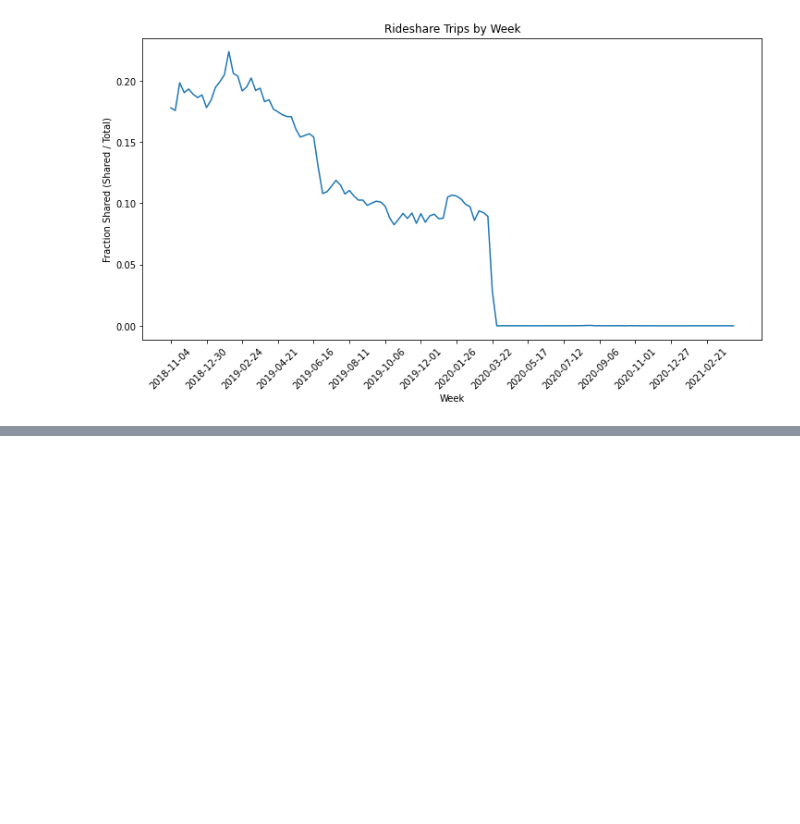
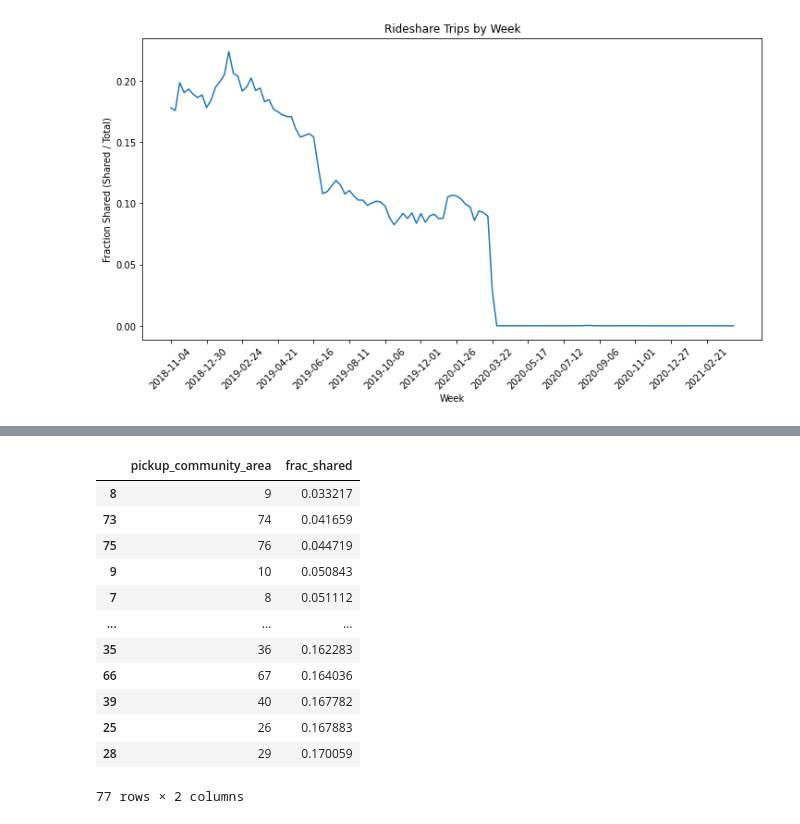
Before and after one commit to scarletstudio/transithealth, a Jupyter notebook: notebooks/vkannan3/Shared Rides.ipynb, the cells around one changed output, grey strips where cells are left out. Drawn from its saved outputs; the diff is of its cells as text; code cells hidden in the pictures; blank space fills up the shorter version.

```diff
--- a/notebooks/vkannan3/Shared Rides.ipynb
+++ b/notebooks/vkannan3/Shared Rides.ipynb
@@ -166,0 +179,20 @@ plt.show()
+# %%
+df_gp_area \
+    .groupby("pickup_community_area")["frac_shared"] \
+    .mean() \
+    .reset_index() \
+    .sort_values(by="frac_shared")
+# %% [output]
+|  | pickup_community_area | frac_shared |
+| 8 | 9 | 0.033217 |
+| 73 | 74 | 0.041659 |
+| 75 | 76 | 0.044719 |
+| 9 | 10 | 0.050843 |
+| 7 | 8 | 0.051112 |
+| ... | ... | ... |
+| 35 | 36 | 0.162283 |
+| 66 | 67 | 0.164036 |
+| 39 | 40 | 0.167782 |
+| 25 | 26 | 0.167883 |
+| 28 | 29 | 0.170059 |
+77 rows × 2 columns
```
Also changed, not shown: parts of 2 cells of this notebook, 6 other files.
